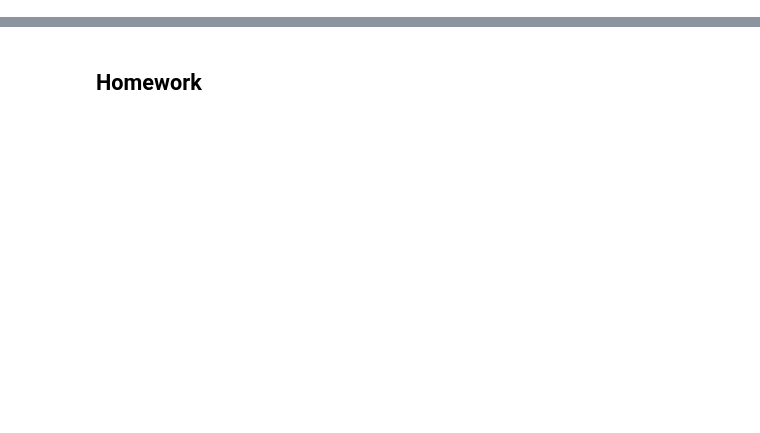
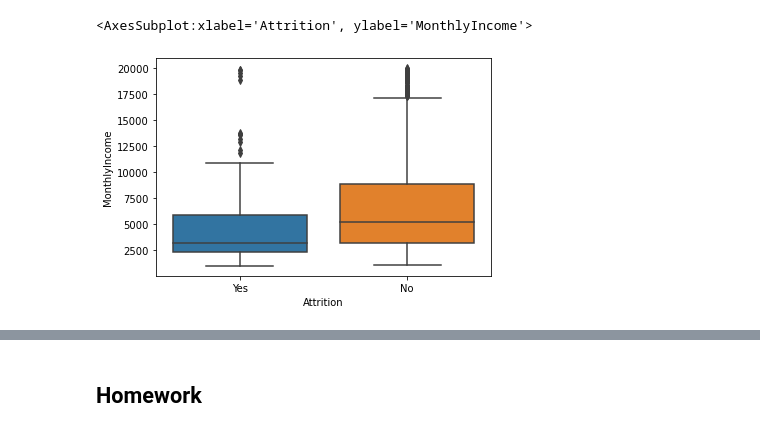
Before and after one commit to ryanorsinger/90-minutes-to-machine-learning, a Jupyter notebook: new_notebook.ipynb, the cells around one changed output, grey strips where cells are left out. Drawn from its saved outputs; the diff is of its cells as text; code cells hidden in the pictures; blank space fills up the shorter version.

```diff
--- a/new_notebook.ipynb
+++ b/new_notebook.ipynb
@@ -85,3 +85,6 @@ def split_data(df, stratify_by=None):
         train, validate = train_test_split(df, test_size=.3, random_state=123, stratify=train[stratify_by])
 
     return train, validate, test
+# %%
+df = pd.read_csv("attrition.csv")
+df.head(3).T
@@ -87,0 +144,5 @@ def split_data(df, stratify_by=None):
+# %%
+sns.boxplot(x=df.Attrition, y=df.MonthlyIncome, data=df)
+# %% [output]
+<AxesSubplot:xlabel='Attrition', ylabel='MonthlyIncome'>
+[figure, added]
```
Also changed, not shown: parts of 8 cells of this notebook.
